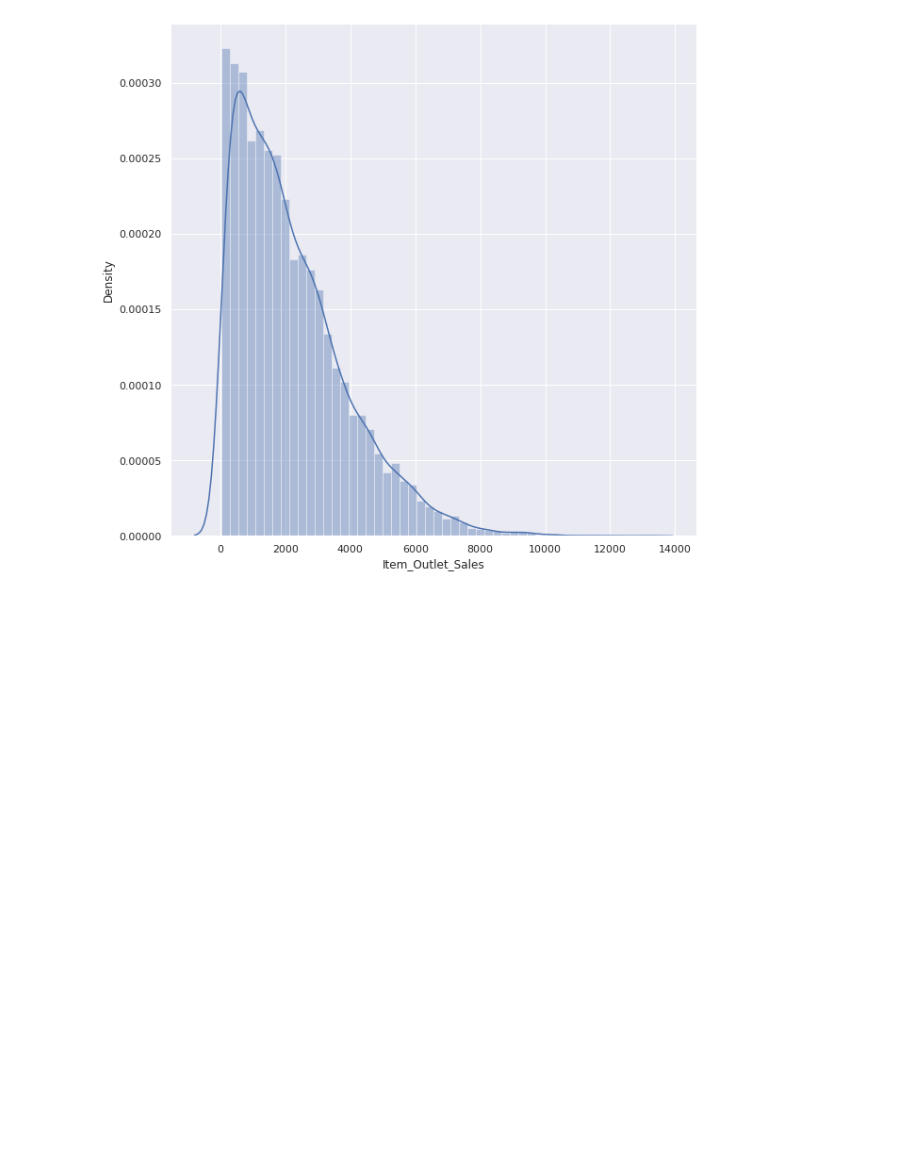
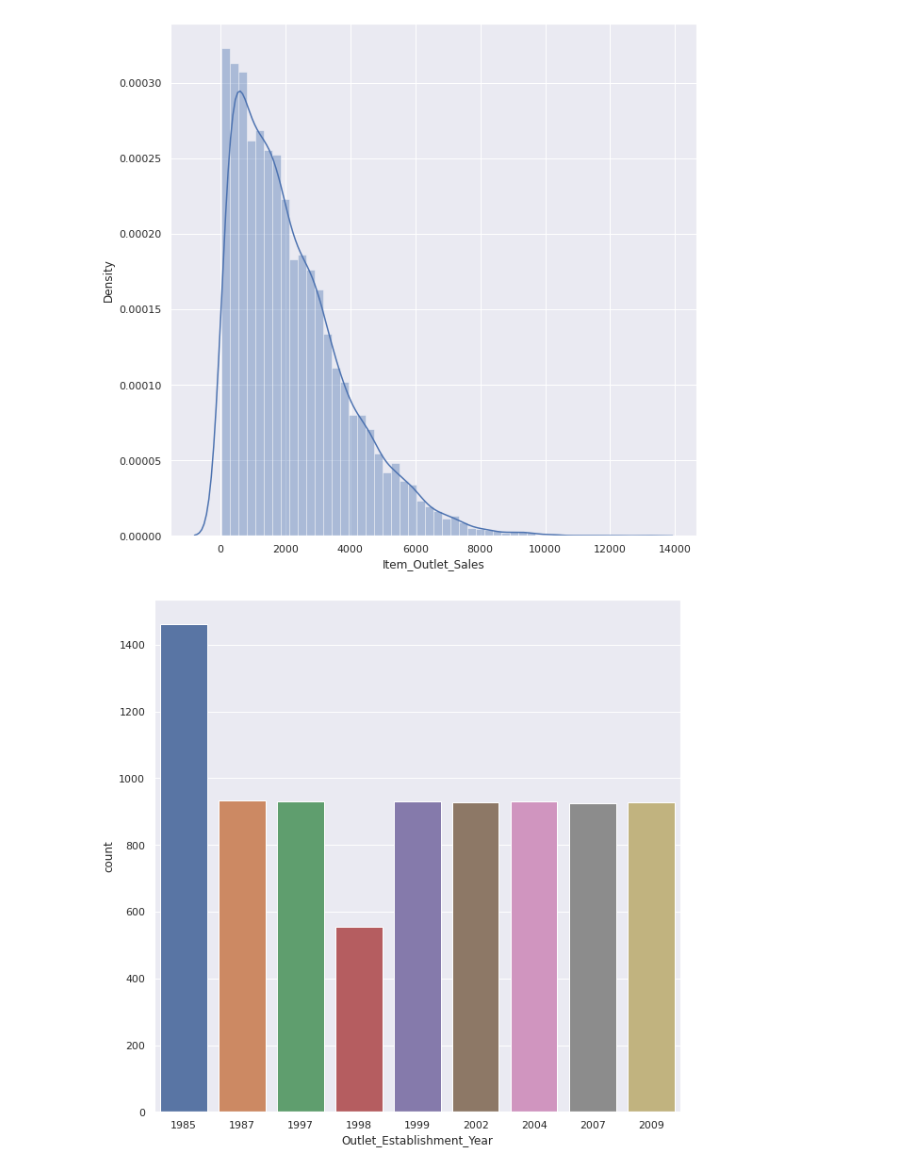
Before and after one commit to Joykareko/Data-Science-Projects, a Jupyter notebook: Sales_Prediction_ML_Project_18.ipynb, the cells around one changed output. Cells and saved outputs as stored; diff of their text form; code cells hidden in the pictures; blank space fills up the shorter version.

```diff
--- a/Sales_Prediction_ML_Project_18.ipynb
+++ b/Sales_Prediction_ML_Project_18.ipynb
@@ -127,4 +127,4 @@ print(missing_values)
 8522    False
 Name: Outlet_Size, Length: 8523, dtype: bool
 # %%
-sales_data.loc[missing_values,'Outlet_Size'] = sales_data.loc[missing_values,'Outlet_Type'].apply(lambda x: mode_of_outlet_size)
+sales_data.loc[missing_values,'Outlet_Size'] = sales_data.loc[missing_values,'Outlet_Type'].apply(lambda x: mode_of_outlet_size[x])
@@ -188,3 +197,10 @@ sns.distplot(sales_data['Item_Outlet_Sales'])
 plt.show()
 # %% [output]
 [figure]
+# %%
+#Outlet_Establishment_Year distribution
+plt.figure(figsize=(10,10))
+sns.countplot(sales_data['Outlet_Establishment_Year'])
+plt.show()
+# %% [output]
+[figure, added]
```
Also changed, not shown: parts of 11 cells of this notebook.
